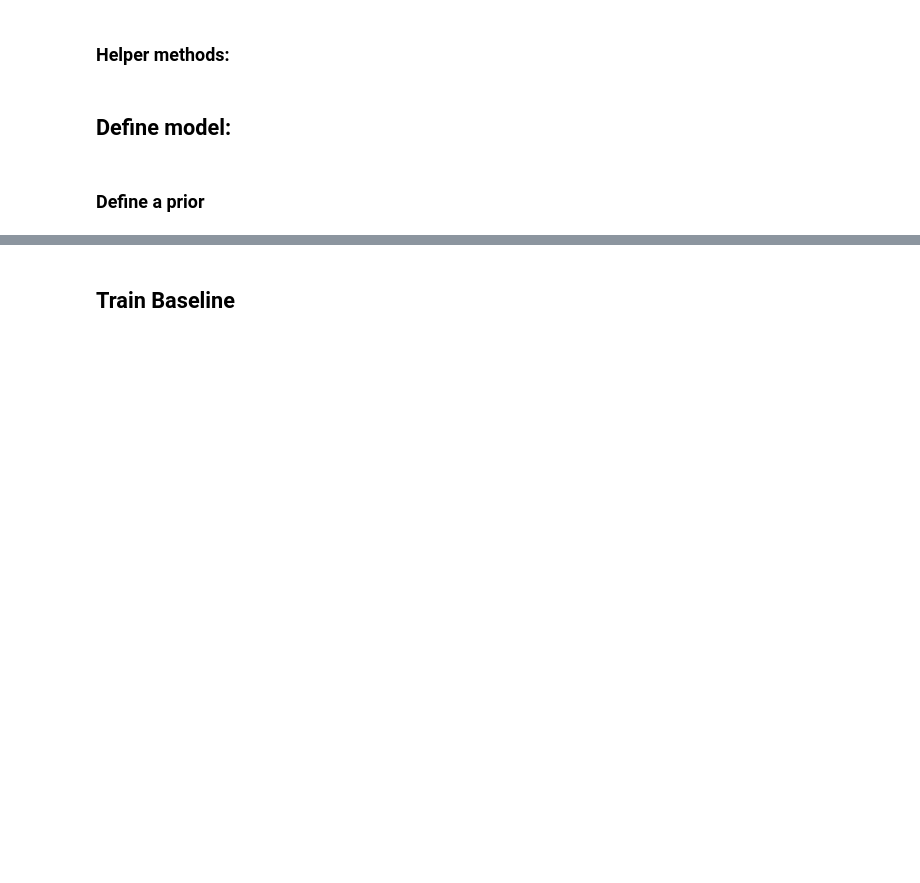
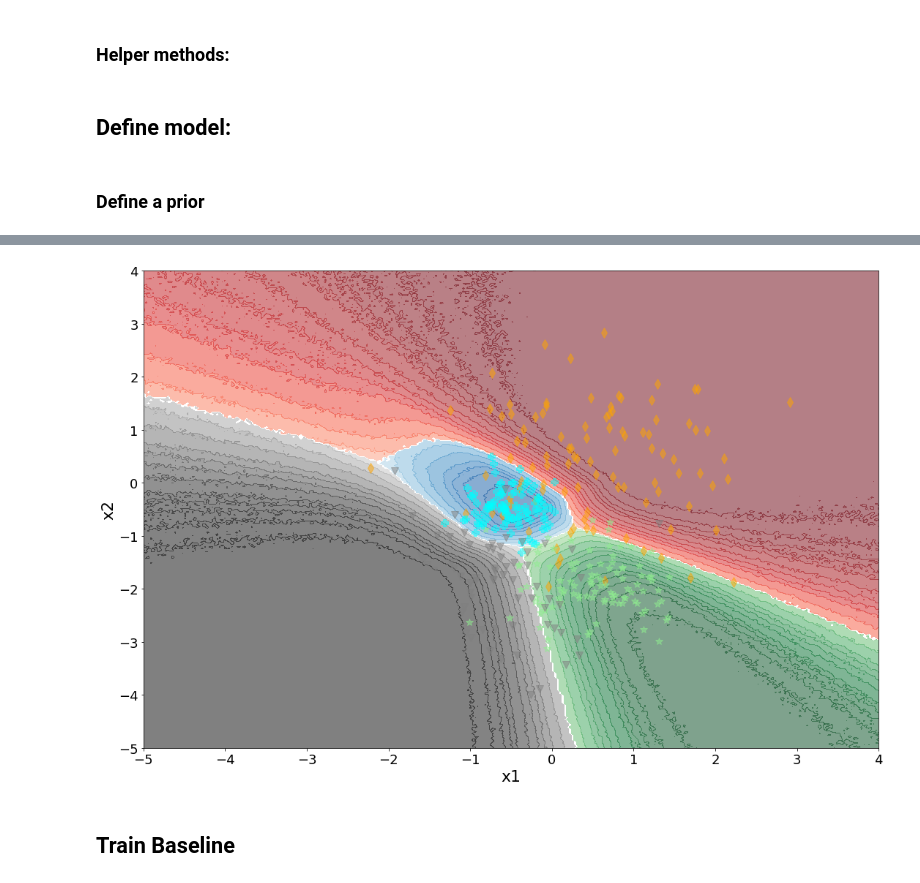
Before and after one commit to SergioAlvarezB/calibration-normalizing-flows, a Jupyter notebook: notebooks/BNN-BayesBackprop.ipynb, the cells around one changed output, grey strips where cells are left out. Cells and saved outputs as stored; diff of their text form; code cells hidden in the pictures; blank space fills up the shorter version.

```diff
--- a/notebooks/BNN-BayesBackprop.ipynb
+++ b/notebooks/BNN-BayesBackprop.ipynb
@@ -320,3 +571,8 @@ plt.show()
+# %%
+bnn.cpu()
+plot_toy_regions((X_tr, Y_tr), (X_te, Y_te), bnn)
+# %% [output]
+[figure, added]
 # %% [markdown]
 ## Train Baseline
 # %%
```
Also changed, not shown: parts of 29 cells of this notebook, 2 other files.
